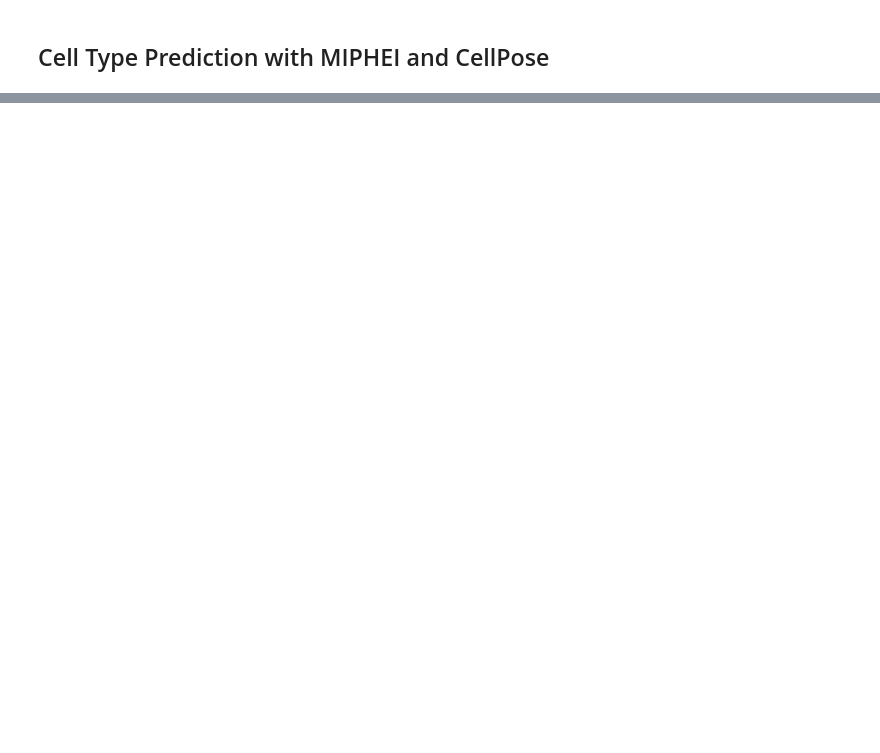
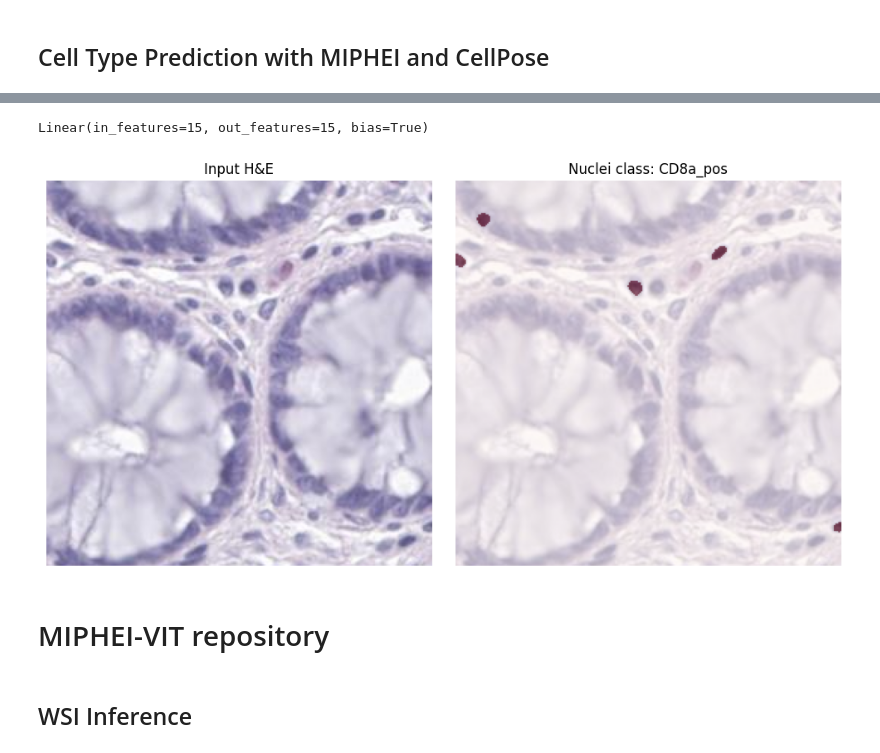
Before and after one commit to Sanofi-Public/MIPHEI-ViT, a Jupyter notebook: notebooks/colab_inference.ipynb, the cells around one changed output, grey strips where cells are left out. Drawn from its saved outputs; the diff is of its cells as text; code cells hidden in the pictures; blank space fills up the shorter version.

Commit message:
fix inference, requirements, datasets download, and misc

```diff
--- a/notebooks/colab_inference.ipynb
+++ b/notebooks/colab_inference.ipynb
@@ -491,0 +370,66 @@ pd.read_csv("/content/MIPHEI-vit/hemit_results_logreg.csv")
+# %%
+from cellpose import models
+
+cellpose_model = models.Cellpose(model_type="nuclei", gpu=device == "cuda")
+mean_extractor = MeanCellExtrator().to(device)
+n_marker = nc_out - 1
+logreg = torch.nn.Linear(15, n_marker)
+logreg_state_dict = torch.load("logreg.pth", map_location="cpu")
+logreg.load_state_dict(logreg_state_dict)
+logreg.eval().to(device)
+
+CLASS_CELL_NAMES = [
+    "CD31_pos", "CD45_pos", "CD68_pos", "CD4_pos", "FOXP3_pos", "CD8a_pos",
+    "CD45RO_pos", "CD20_pos", "PD-L1_pos", "CD3e_pos", "CD163_pos", "E-cadherin_pos",
+    "Ki67_pos", "Pan-CK_pos", "SMA_pos"
+  ]
+# %% [output]
+Linear(in_features=15, out_features=15, bias=True)
+# %%
+import numpy as np
+import matplotlib.pyplot as plt
+from PIL import Image
+
+
+image = Image.open(image_paths[np.random.randint(len(image_paths))]).convert("RGB").crop((38, 38, 294, 294))
+input_tensor = transform(image).unsqueeze(0)
+
+with torch.inference_mode():
+    instance_mask = inference_cellpose(np.asarray(image), cellpose_model, radius=None)
+    instance_mask_torch = torch.from_numpy(instance_mask).unsqueeze(0).unsqueeze(0).to(device).long()
+
+    with torch.autocast(device_type=device, dtype=torch.float16, enabled=(device != "cpu")):
+        output_mif = model(input_tensor.to(device))
+
+    output_mif = output_mif.clamp(-0.9, 0.9)
+    pred_cell_means, cell_ids = mean_extractor(output_mif.float(), instance_mask_torch)
+    pred_cell_means = (pred_cell_means + 0.9) / 1.8 * 255
+
+    cell_predictions = torch.sigmoid(logreg(pred_cell_means[..., 1:])) > 0.5
+    output_celltypes = create_nuclei_types(instance_mask_torch, cell_predictions, cell_ids)[0].cpu().numpy()
+# %%
+# Example: choose class by name
+class_name = "CD8a_pos"  # change this
+class_idx = CLASS_CELL_NAMES.index(class_name)
+
+# Binary mask for the selected class
+class_mask = output_celltypes[class_idx]
+
+# Plot
+fig, axes = plt.subplots(1, 2, figsize=(10, 5))
+
+axes[0].imshow(image)
+axes[0].set_title("Input H&E")
+axes[0].axis("off")
+
+axes[1].imshow(image)
+axes[1].imshow(class_mask, cmap="Reds", alpha=0.5)
+axes[1].set_title(f"Nuclei class: {class_name}")
+axes[1].axis("off")
+
+plt.tight_layout()
+plt.show()
+# %% [output]
+[figure, added]
+# %% [markdown]
+# MIPHEI-VIT repository
@@ -491,0 +449,2 @@ pd.read_csv("/content/MIPHEI-vit/hemit_results_logreg.csv")
+# %% [markdown]
+## WSI Inference
```
Also changed, not shown: parts of 50 cells of this notebook, 49 other files.
